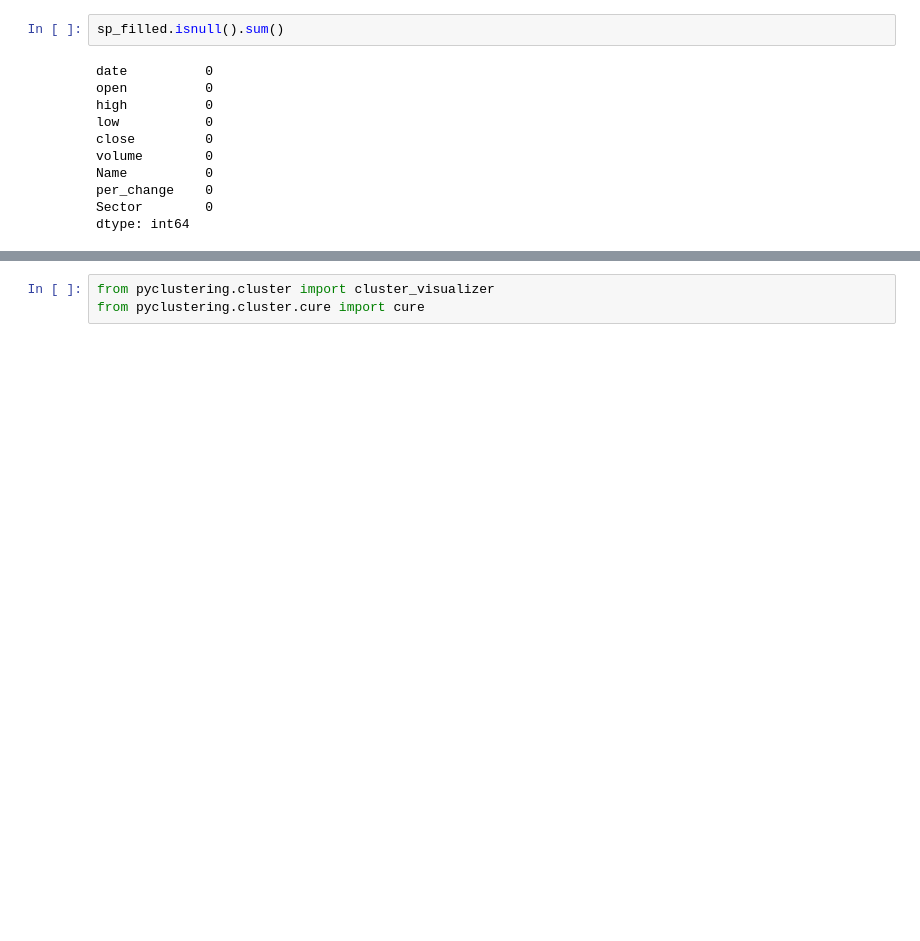
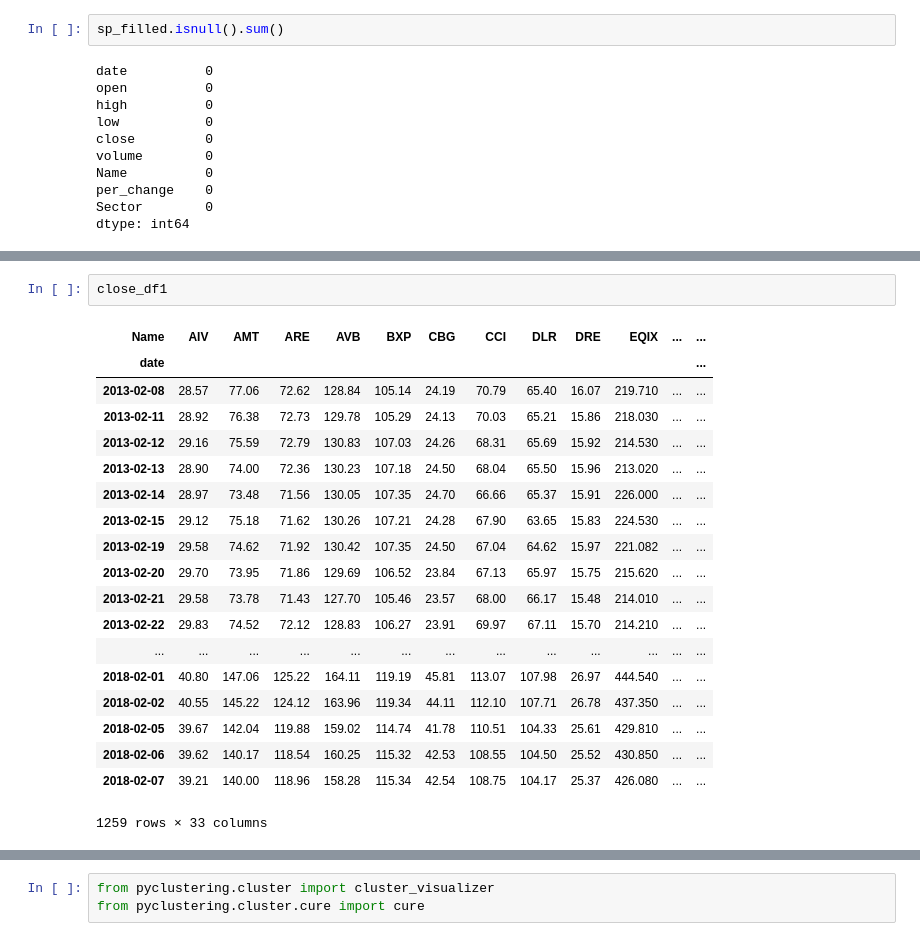
Before and after one commit to Aaivazi000/fintech-master, a Jupyter notebook: Marin Workspace/marin_5.9.ipynb, the cells around one changed output, grey strips where cells are left out. Drawn from its saved outputs; the diff is of its cells as text; blank space fills up the shorter version.

```diff
--- a/Marin Workspace/marin_5.9.ipynb
+++ b/Marin Workspace/marin_5.9.ipynb
@@ -181,2 +126,24 @@ close_df
+# %%
+close_df1
+# %% [output]
+| Name | AIV | AMT | ARE | AVB | BXP | CBG | CCI | DLR | DRE | EQIX | ... | ... |
+| date |  |  |  |  |  |  |  |  |  |  |  | ... |
+| 2013-02-08 | 28.57 | 77.06 | 72.62 | 128.84 | 105.14 | 24.19 | 70.79 | 65.40 | 16.07 | 219.710 | ... | ... |
+| 2013-02-11 | 28.92 | 76.38 | 72.73 | 129.78 | 105.29 | 24.13 | 70.03 | 65.21 | 15.86 | 218.030 | ... | ... |
+| 2013-02-12 | 29.16 | 75.59 | 72.79 | 130.83 | 107.03 | 24.26 | 68.31 | 65.69 | 15.92 | 214.530 | ... | ... |
+| 2013-02-13 | 28.90 | 74.00 | 72.36 | 130.23 | 107.18 | 24.50 | 68.04 | 65.50 | 15.96 | 213.020 | ... | ... |
+| 2013-02-14 | 28.97 | 73.48 | 71.56 | 130.05 | 107.35 | 24.70 | 66.66 | 65.37 | 15.91 | 226.000 | ... | ... |
+| 2013-02-15 | 29.12 | 75.18 | 71.62 | 130.26 | 107.21 | 24.28 | 67.90 | 63.65 | 15.83 | 224.530 | ... | ... |
+| 2013-02-19 | 29.58 | 74.62 | 71.92 | 130.42 | 107.35 | 24.50 | 67.04 | 64.62 | 15.97 | 221.082 | ... | ... |
+| 2013-02-20 | 29.70 | 73.95 | 71.86 | 129.69 | 106.52 | 23.84 | 67.13 | 65.97 | 15.75 | 215.620 | ... | ... |
+| 2013-02-21 | 29.58 | 73.78 | 71.43 | 127.70 | 105.46 | 23.57 | 68.00 | 66.17 | 15.48 | 214.010 | ... | ... |
+| 2013-02-22 | 29.83 | 74.52 | 72.12 | 128.83 | 106.27 | 23.91 | 69.97 | 67.11 | 15.70 | 214.210 | ... | ... |
+| ... | ... | ... | ... | ... | ... | ... | ... | ... | ... | ... | ... | ... |
+| 2018-02-01 | 40.80 | 147.06 | 125.22 | 164.11 | 119.19 | 45.81 | 113.07 | 107.98 | 26.97 | 444.540 | ... | ... |
+| 2018-02-02 | 40.55 | 145.22 | 124.12 | 163.96 | 119.34 | 44.11 | 112.10 | 107.71 | 26.78 | 437.350 | ... | ... |
+| 2018-02-05 | 39.67 | 142.04 | 119.88 | 159.02 | 114.74 | 41.78 | 110.51 | 104.33 | 25.61 | 429.810 | ... | ... |
+| 2018-02-06 | 39.62 | 140.17 | 118.54 | 160.25 | 115.32 | 42.53 | 108.55 | 104.50 | 25.52 | 430.850 | ... | ... |
+| 2018-02-07 | 39.21 | 140.00 | 118.96 | 158.28 | 115.34 | 42.54 | 108.75 | 104.17 | 25.37 | 426.080 | ... | ... |
+1259 rows × 33 columns
 # %%
 plt.figure(figsize=(20,10))
```
Also changed, not shown: parts of 25 cells of this notebook.
